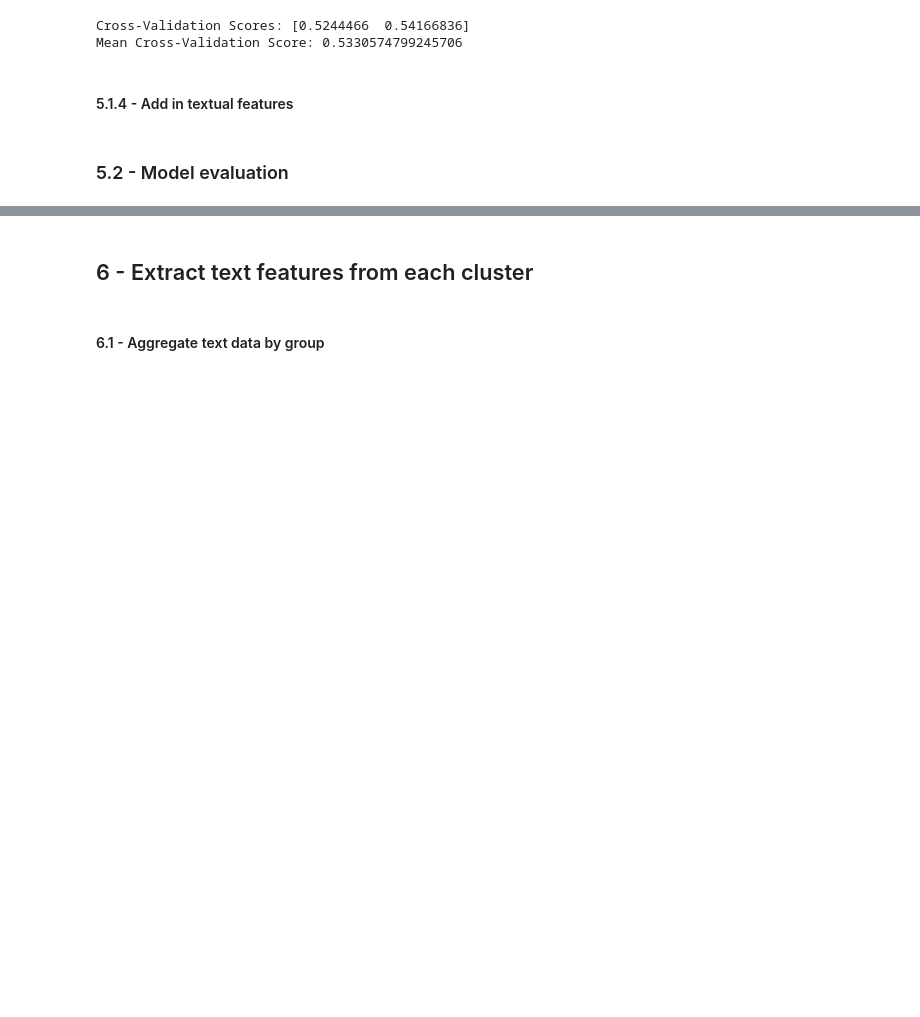
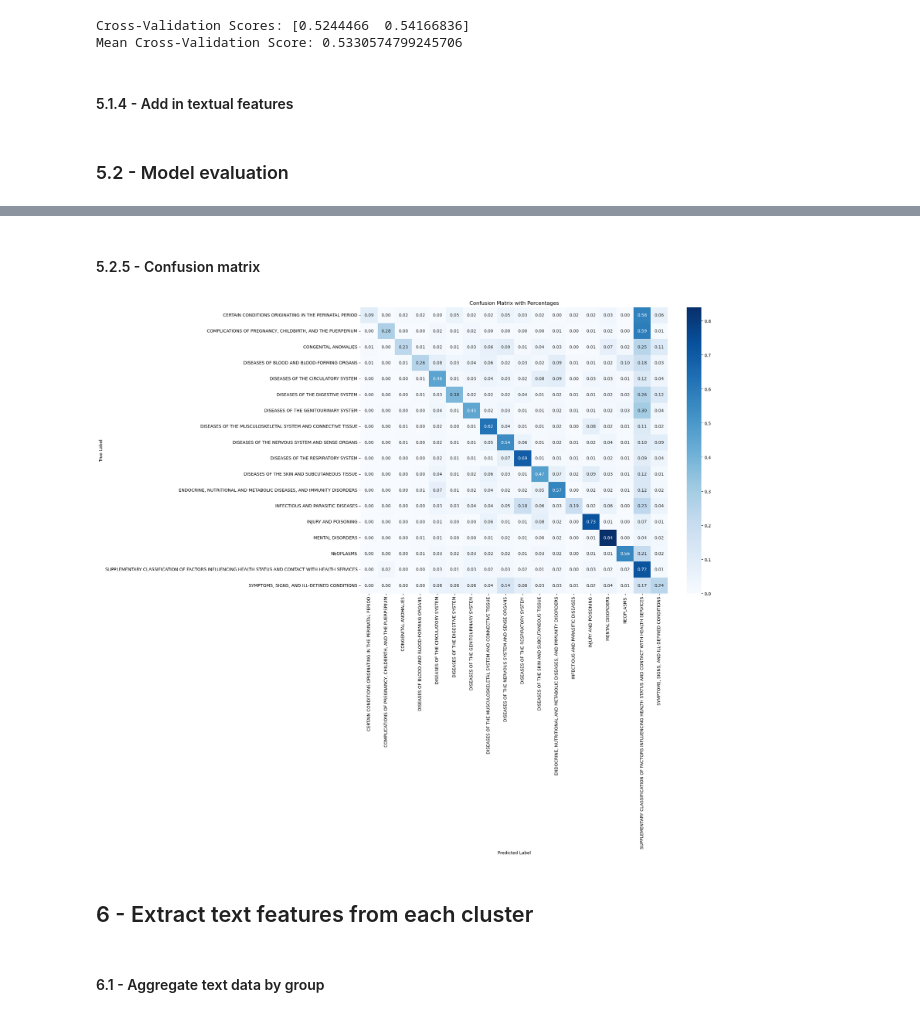
Before and after one commit to sean7x/pathclarity, a Jupyter notebook: notebooks/3.2.1-jy-xt-baseline_classification.ipynb, the cells around one changed output, grey strips where cells are left out. Cells and saved outputs as stored; diff of their text form; code cells hidden in the pictures; blank space fills up the shorter version.

```diff
--- a/notebooks/3.2.1-jy-xt-baseline_classification.ipynb
+++ b/notebooks/3.2.1-jy-xt-baseline_classification.ipynb
@@ -1330,0 +1086,16 @@ plt.show()
+# %%
+input_path = os.path.join('..', 'data', 'cleaned')
+
+# Load the variables dictionary and return the features list
+varaibles_path = os.path.join(input_path, 'variables.json')
+features = build_features.load_features(varaibles_path)
+
+# Load and clean the REASON FOR VISIT classification summary of codes
+rfv_path = os.path.join('..', 'data', 'raw', 'RFV_codes_summary.xlsx')
+rfv_df = build_features.load_rfv(rfv_path)
+
+# Load the list of three-digit categories of ICD-9-CM
+icd9cm_path = os.path.join('..', 'data', 'raw', 'ICD9CM_3DCat.xlsx')
+icd9cm_df = build_features.load_icd9cm(icd9cm_path)
+
+icd9cm_category = 'CATEGORY_1'
@@ -1330,0 +1108,5 @@ plt.show()
+# %%
+# Load the training dataset
+train_df = pd.read_parquet(os.path.join(input_path, 'train.parquet'))
+
+X_train, y_train = build_features.build_features(train_df, features, rfv_df, icd9cm_df, category=icd9cm_category)
@@ -1330,0 +1240,5 @@ plt.show()
+# %%
+# Load the test dataset
+test_df = pd.read_parquet(os.path.join(input_path, 'test.parquet'))
+
+X_test, y_test = build_features.build_features(test_df, features, rfv_df, icd9cm_df, category=icd9cm_category)
@@ -1330,0 +1265,2 @@ plt.show()
+# %%
+y_pred = clf_pipeline.predict(X_test)
@@ -1331,2 +1293,21 @@ plt.show()
+# %% [markdown]
+#### 5.2.5 - Confusion matrix
+# %%
+# Plot the confusion matrix with percentages
+from sklearn.metrics import confusion_matrix
+import seaborn as sns
+import matplotlib.pyplot as plt
+
+cm = confusion_matrix(y_test, y_pred)
+cm_percent = cm / cm.sum(axis=1)[:, np.newaxis]
+
+plt.figure(figsize=(16, 12))
+sns.heatmap(cm_percent, annot=True, fmt=".2f", cmap='Blues', xticklabels=clf_pipeline.classes_, yticklabels=clf_pipeline.classes_)
+plt.xlabel('Predicted Label')
+plt.ylabel('True Label')
+plt.title('Confusion Matrix with Percentages')
+plt.show()
+# %% [output]
+[figure, added]
 # %% [markdown]
 ## 6 - Extract text features from each cluster
```
Also changed, not shown: parts of 63 cells of this notebook.
